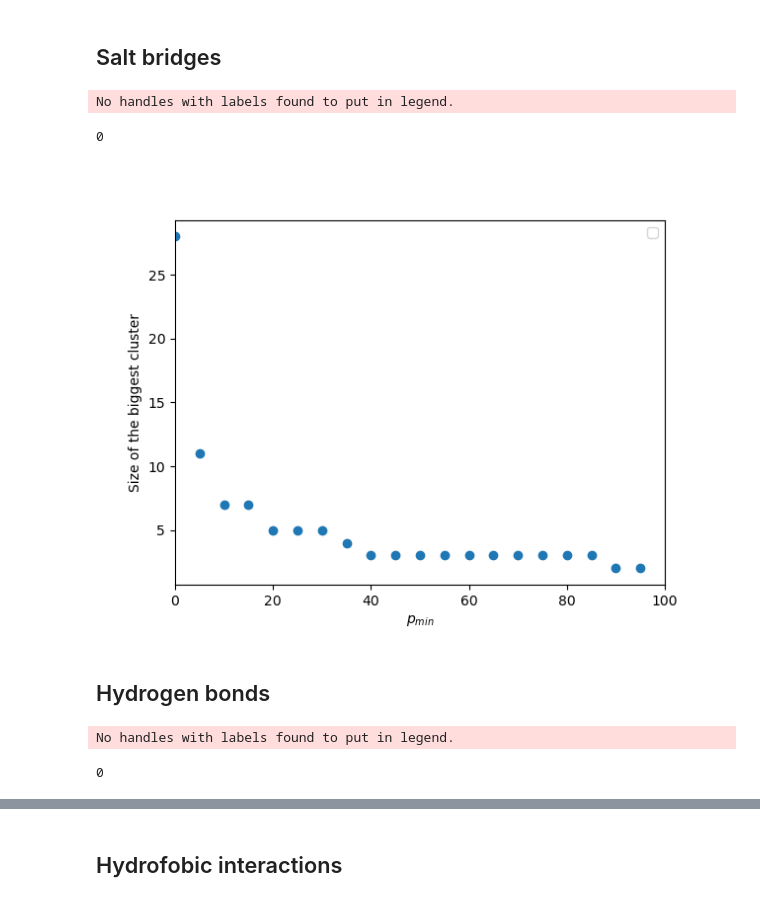
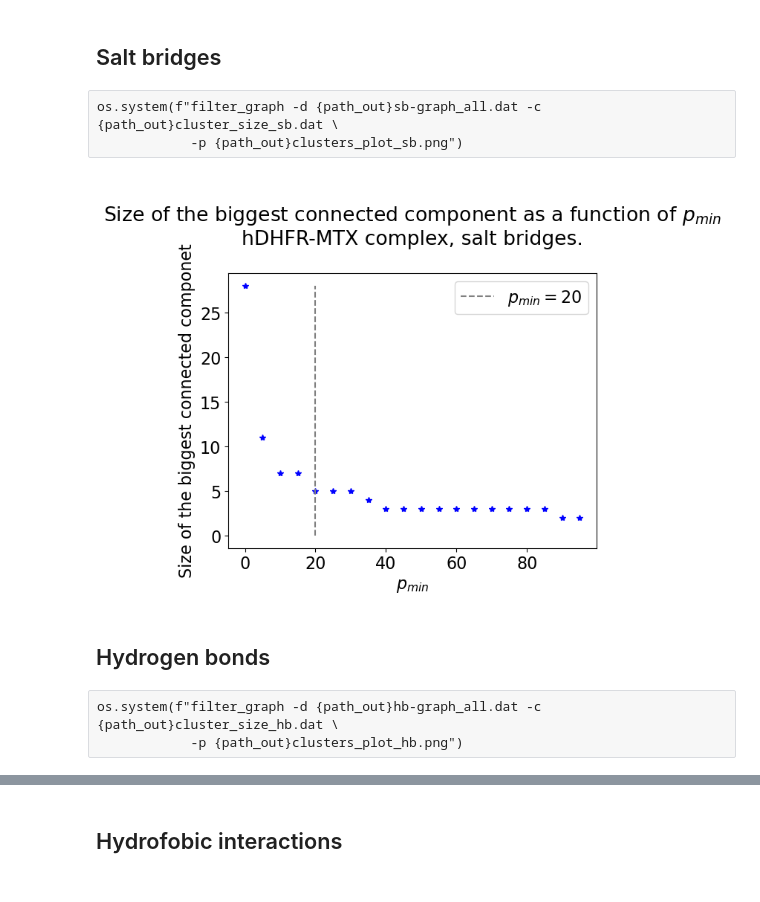
Before and after one commit to gac-uni/cbp_final2, a Jupyter notebook: notebooks/LoneProtein/pyinteraph.ipynb, the cells around one changed output, grey strips where cells are left out. Saved outputs shown, nothing was run; the diff lists cells and outputs as text; code cells hidden in the pictures.

```diff
--- a/notebooks/LoneProtein/pyinteraph.ipynb
+++ b/notebooks/LoneProtein/pyinteraph.ipynb
@@ -196,22 +48,30 @@ Now analyzing: frame 844 / 844 (100.0%)
 # Cutoff plots
 # %% [markdown]
 ## Salt bridges
-# %%
-os.system(f"filter_graph -d {path_out}sb-graph_all.dat -c {path_out}cluster_size_sb.dat \
-            -p {path_out}clusters_plot_sb.png")
-# %% [output]
-No handles with labels found to put in legend.
-0
+# %% [raw]
+os.system(f"filter_graph -d {path_out}sb-graph_all.dat -c {path_out}cluster_size_sb.dat \
+            -p {path_out}clusters_plot_sb.png")
 # %%
-Image(f"{path_out}clusters_plot_sb.png")
+# Image(f"{path_out}clusters_plot_sb.png")
+
+cluster_size_sb_path = "/home/giacomo/comp_bio/cbp_final/data/03_analyzed/graphs/cluster_size_sb.dat"
+cluster_size_sb = np.loadtxt(cluster_size_sb_path, skiprows=1)
+plt.plot(cluster_size_sb[:, 0], cluster_size_sb[:, 1], '*b')
+plt.vlines(20, 0, max(cluster_size_sb[:, 1]), colors="grey", linestyles="dashed", label=r"$p_{min} = 20$")
+plt.legend()
+title = r"""
+Size of the biggest connected component as a function of $p_{min}$
+hDHFR-MTX complex, salt bridges.
+"""
+plt.title(title)
+plt.xlabel(r"$p_{min}$")
+plt.ylabel("Size of the biggest connected componet")
+plt.show()
 # %% [output]
-[figure, old version]
+[figure, new version]
 # %% [markdown]
 ## Hydrogen bonds
-# %%
-os.system(f"filter_graph -d {path_out}hb-graph_all.dat -c {path_out}cluster_size_hb.dat \
-            -p {path_out}clusters_plot_hb.png")
-# %% [output]
-No handles with labels found to put in legend.
-0
+# %% [raw]
+os.system(f"filter_graph -d {path_out}hb-graph_all.dat -c {path_out}cluster_size_hb.dat \
+            -p {path_out}clusters_plot_hb.png")
 # %%
```
Also changed, not shown: parts of 30 cells of this notebook, 58 other files.
